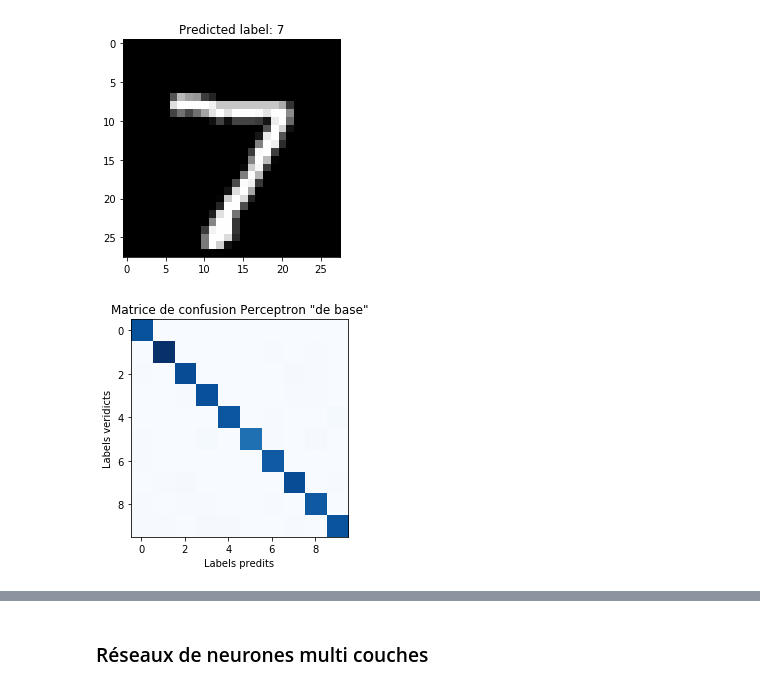
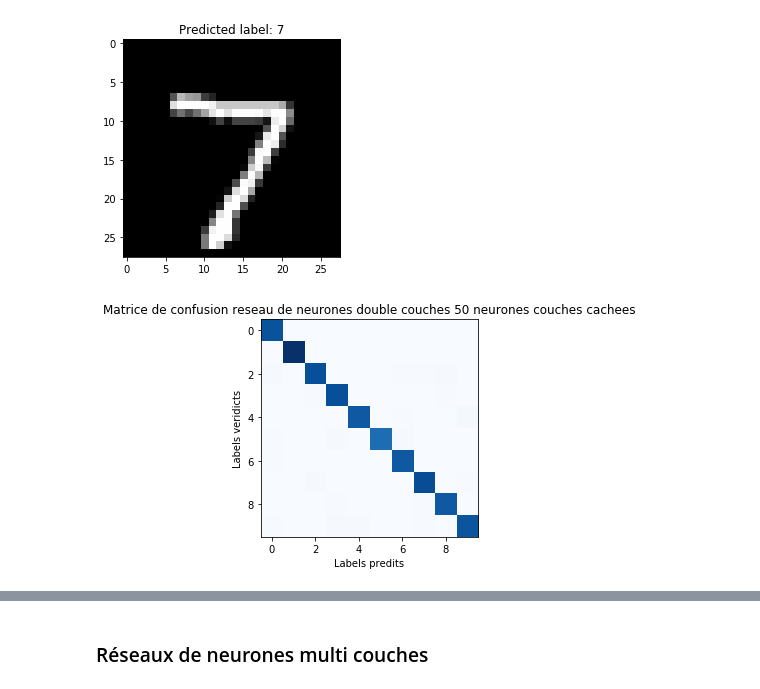
Before and after one commit to DaSilvaRemi/HandWritingNumberClassification, a Jupyter notebook: src/DaSilva_Bailleul_Classification_Nombres_Rapport_DeepLearning_E4FI.ipynb, the cells around one changed output, grey strips where cells are left out. Drawn from its saved outputs; the diff is of its cells as text; code cells hidden in the pictures.

```diff
--- a/src/DaSilva_Bailleul_Classification_Nombres_Rapport_DeepLearning_E4FI.ipynb
+++ b/src/DaSilva_Bailleul_Classification_Nombres_Rapport_DeepLearning_E4FI.ipynb
@@ -321,10 +321,10 @@ test_data = list(test_data)
 plot_predict(test_data)
 # %% [output]
 [figure]
-# %%
-plot_conf_matrix(test_data)
-# %% [output]
-[figure, removed]
+# %%
+plot_conf_matrix(test_data, plot_title="Matrice de confusion reseau de neurones double couches 50 neurones couches cachees")
+# %% [output]
+[figure, added]
 # %%
 subplots_data(
     [
```
Also changed, not shown: parts of 29 cells of this notebook, 2 other files.
